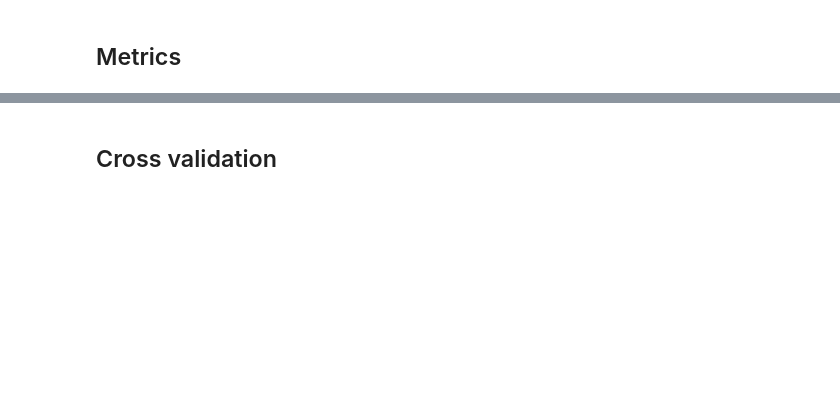
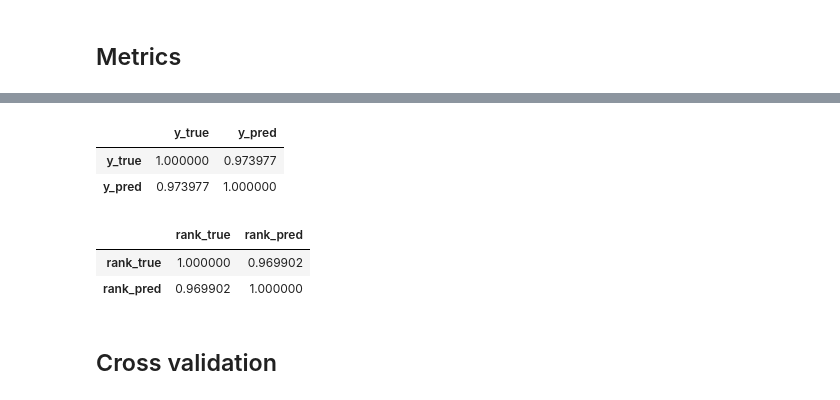
Before and after one commit to Manuelfjr/property-price-modelling, a Jupyter notebook: notebooks/n06_pipeline_pycaret.ipynb, the cells around one changed output, grey strips where cells are left out. Saved outputs shown, nothing was run; the diff lists cells and outputs as text; code cells hidden in the pictures; blank space fills up the shorter version.

```diff
--- a/notebooks/n06_pipeline_pycaret.ipynb
+++ b/notebooks/n06_pipeline_pycaret.ipynb
@@ -185,5 +212,17 @@ for name, args in zip(['train', 'test'], [args_train, args_preds]):
     content = ranking_output(args)
     data_values[name] = content
+# %%
+data_values['oos_n1'].filter(regex = r"y_*").corr()
+# %% [output]
+|  | y_true | y_pred |
+| y_true | 1.000000 | 0.973977 |
+| y_pred | 0.973977 | 1.000000 |
+# %%
+data_values['oos_n2'].filter(regex = r"rank_*").corr()
+# %% [output]
+|  | rank_true | rank_pred |
+| rank_true | 1.000000 | 0.969902 |
+| rank_pred | 0.969902 | 1.000000 |
 # %% [markdown]
 ## Cross validation
 # %%
```
Also changed, not shown: parts of 19 cells of this notebook, 2 other files.
